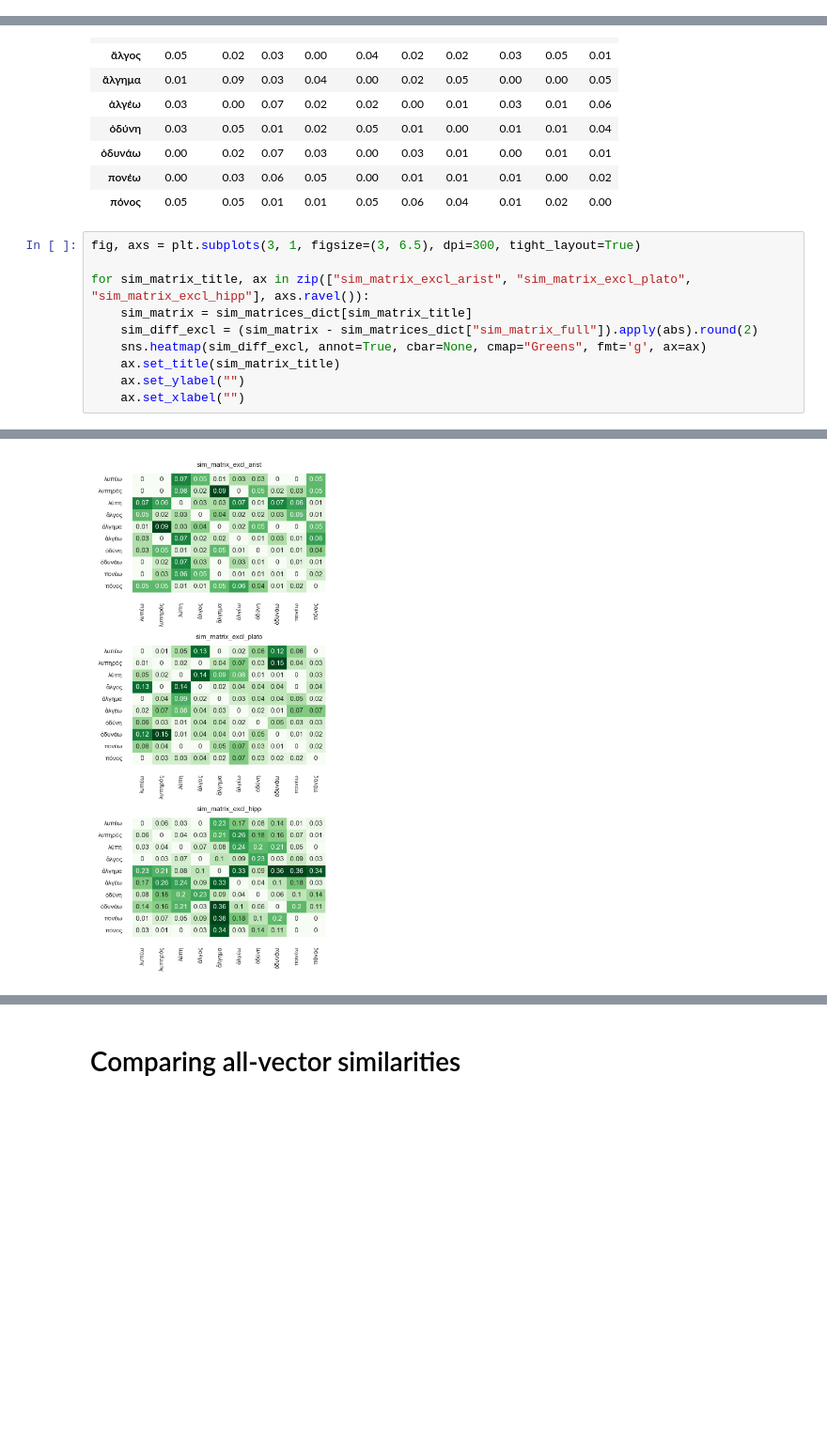
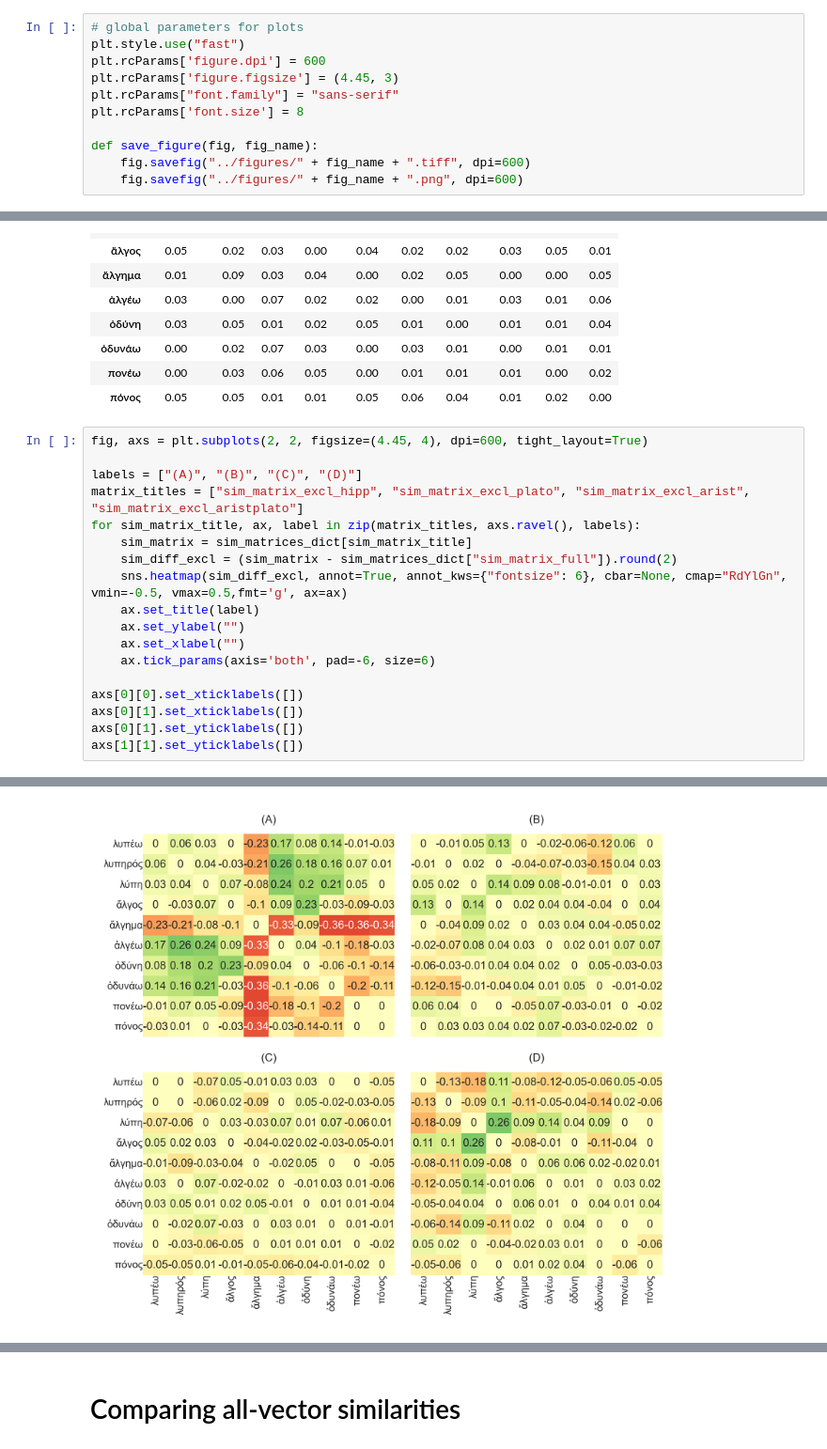
Before and after one commit to kasev/PIPA, a Jupyter notebook: scripts/4_EXPLORING-VECTORS.ipynb, the cells around one changed output, grey strips where cells are left out. Shown at 94% size. Cells and saved outputs as stored; diff of their text form; blank space fills up the shorter version.

Commit message:
working on publication ready figures

```diff
--- a/scripts/4_EXPLORING-VECTORS.ipynb
+++ b/scripts/4_EXPLORING-VECTORS.ipynb
@@ -11,6 +11,17 @@ import seaborn as sns
 import os
 import json
 import translator
+# %%
+# global parameters for plots
+plt.style.use("fast")
+plt.rcParams['figure.dpi'] = 600
+plt.rcParams['figure.figsize'] = (4.45, 3)
+plt.rcParams["font.family"] = "sans-serif"
+plt.rcParams['font.size'] = 8
+
+def save_figure(fig, fig_name):
+    fig.savefig("../figures/" + fig_name + ".tiff", dpi=600)
+    fig.savefig("../figures/" + fig_name + ".png", dpi=600)
 # %%
 # to communicate with google spreadsheet...
 import gspread
@@ -287,13 +303,21 @@ sim_diff_excl_arist
 | πονέω | 0.00 | 0.03 | 0.06 | 0.05 | 0.00 | 0.01 | 0.01 | 0.01 | 0.00 | 0.02 |
 | πόνος | 0.05 | 0.05 | 0.01 | 0.01 | 0.05 | 0.06 | 0.04 | 0.01 | 0.02 | 0.00 |
 # %%
-fig, axs = plt.subplots(3, 1, figsize=(3, 6.5), dpi=300, tight_layout=True)
+fig, axs = plt.subplots(2, 2, figsize=(4.45, 4), dpi=600, tight_layout=True)
 
-for sim_matrix_title, ax in zip(["sim_matrix_excl_arist", "sim_matrix_excl_plato", "sim_matrix_excl_hipp"], axs.ravel()):
+labels = ["(A)", "(B)", "(C)", "(D)"]
+matrix_titles = ["sim_matrix_excl_hipp", "sim_matrix_excl_plato", "sim_matrix_excl_arist", "sim_matrix_excl_aristplato"]
+for sim_matrix_title, ax, label in zip(matrix_titles, axs.ravel(), labels):
     sim_matrix = sim_matrices_dict[sim_matrix_title]
-    sim_diff_excl = (sim_matrix - sim_matrices_dict["sim_matrix_full"]).apply(abs).round(2)
-    sns.heatmap(sim_diff_excl, annot=True, cbar=None, cmap="Greens", fmt='g', ax=ax)
-    ax.set_title(sim_matrix_title)
+    sim_diff_excl = (sim_matrix - sim_matrices_dict["sim_matrix_full"]).round(2)
+    sns.heatmap(sim_diff_excl, annot=True, annot_kws={"fontsize": 6}, cbar=None, cmap="RdYlGn", vmin=-0.5, vmax=0.5,fmt='g', ax=ax)
+    ax.set_title(label)
     ax.set_ylabel("")
     ax.set_xlabel("")
+    ax.tick_params(axis='both', pad=-6, size=6)
+
+axs[0][0].set_xticklabels([])
+axs[0][1].set_xticklabels([])
+axs[0][1].set_yticklabels([])
+axs[1][1].set_yticklabels([])
 # %% [output]
@@ -300 +334 @@ for sim_matrix_title, ax in zip(["sim_matrix_excl_arist", "sim_matrix_excl_plato
-[figure, old version]
+[figure, new version]
```
Also changed, not shown: parts of 11 cells of this notebook, 13 other files.
